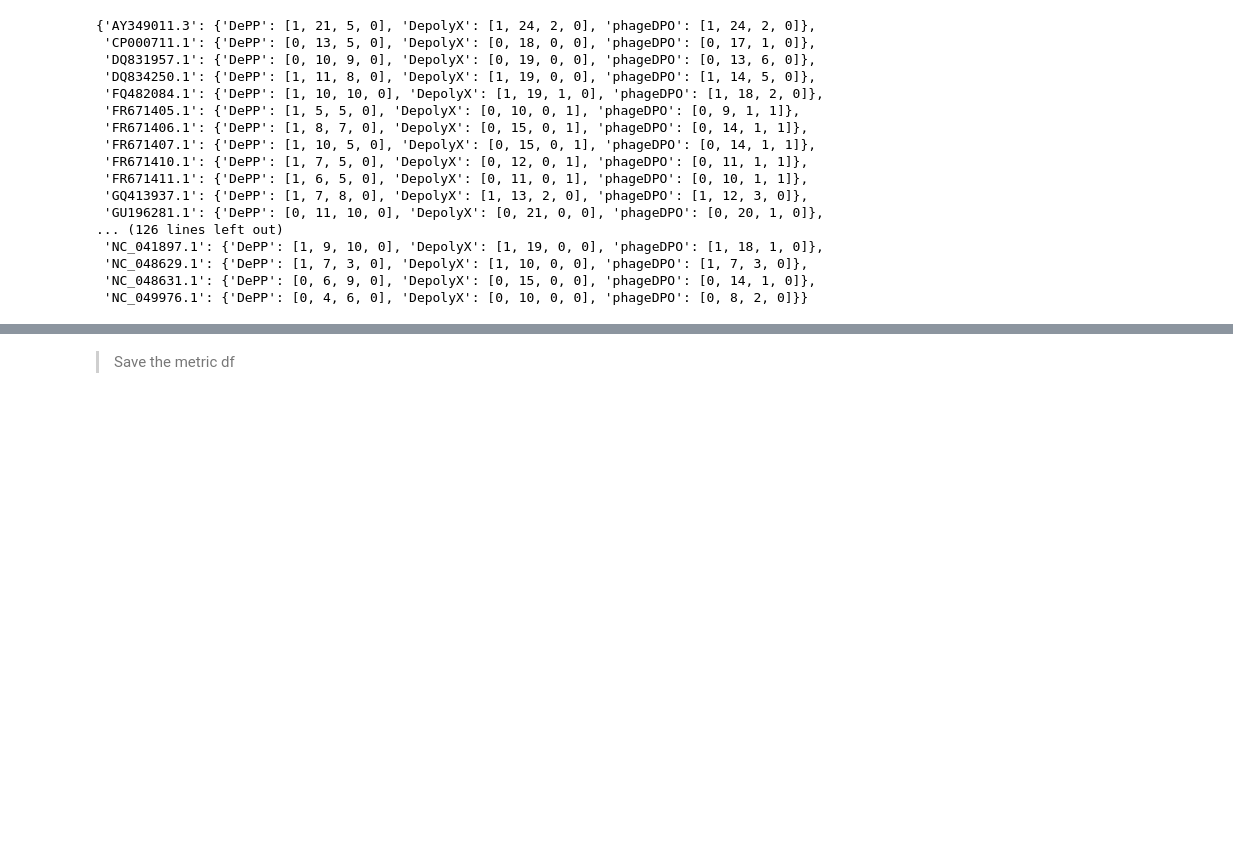
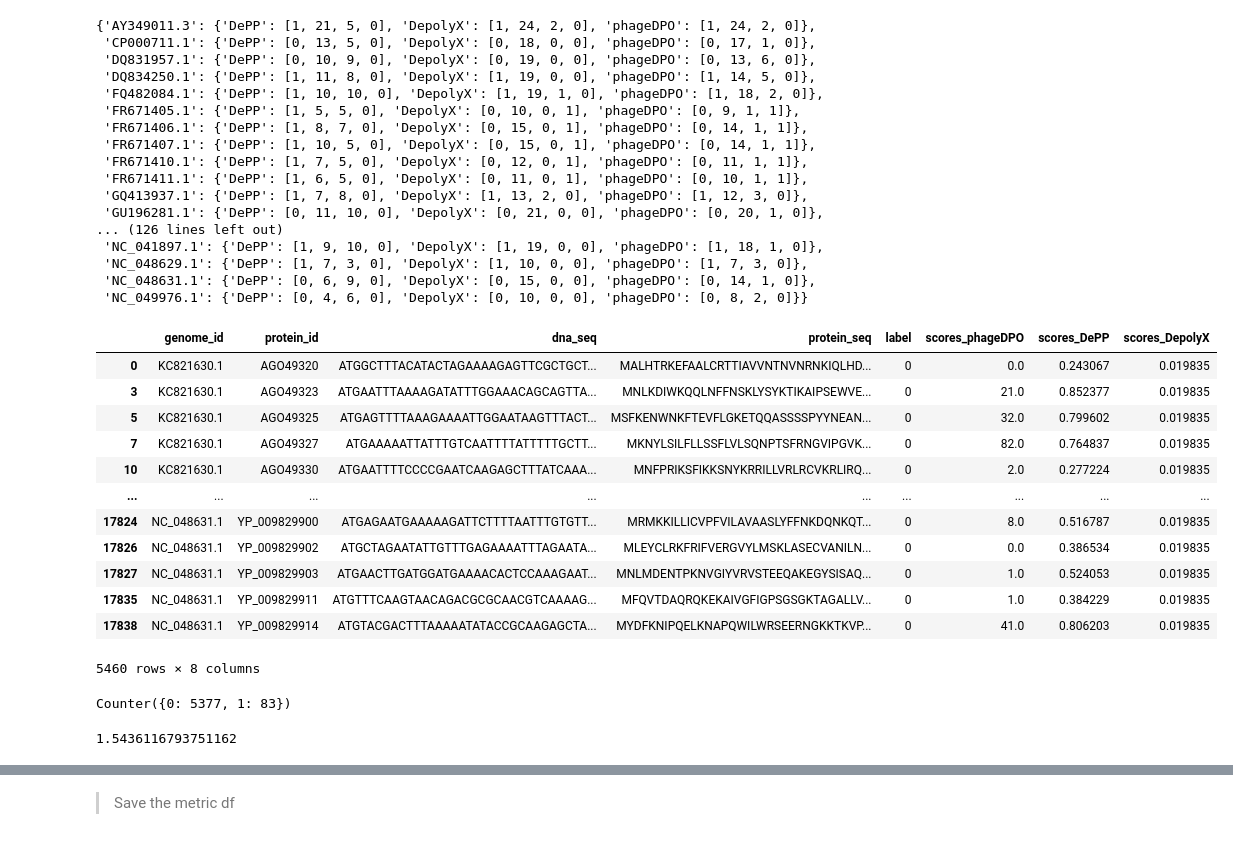
Before and after one commit to dimiboeckaerts/DepoScope, a Jupyter notebook: Training/VIII.PT5_Benchmarking.ipynb, the cells around one changed output, grey strips where cells are left out. Drawn from its saved outputs; the diff is of its cells as text; code cells hidden in the pictures; blank space fills up the shorter version.

```diff
--- a/Training/VIII.PT5_Benchmarking.ipynb
+++ b/Training/VIII.PT5_Benchmarking.ipynb
@@ -292,3 +296,28 @@ pp.pprint(metrics)
  'NC_048629.1': {'DePP': [1, 7, 3, 0], 'DepolyX': [1, 10, 0, 0], 'phageDPO': [1, 7, 3, 0]},
  'NC_048631.1': {'DePP': [0, 6, 9, 0], 'DepolyX': [0, 15, 0, 0], 'phageDPO': [0, 14, 1, 0]},
  'NC_049976.1': {'DePP': [0, 4, 6, 0], 'DepolyX': [0, 10, 0, 0], 'phageDPO': [0, 8, 2, 0]}}
+# %%
+df_final_results_unseen
+# %% [output]
+|  | genome_id | protein_id | dna_seq | protein_seq | label | scores_phageDPO | scores_DePP | scores_DepolyX |
+| 0 | KC821630.1 | AGO49320 | ATGGCTTTACATACTAGAAAAGAGTTCGCTGCT... | MALHTRKEFAALCRTTIAVVNTNVNRNKIQLHD... | 0 | 0.0 | 0.243067 | 0.019835 |
+| 3 | KC821630.1 | AGO49323 | ATGAATTTAAAAGATATTTGGAAACAGCAGTTA... | MNLKDIWKQQLNFFNSKLYSYKTIKAIPSEWVE... | 0 | 21.0 | 0.852377 | 0.019835 |
+| 5 | KC821630.1 | AGO49325 | ATGAGTTTTAAAGAAAATTGGAATAAGTTTACT... | MSFKENWNKFTEVFLGKETQQASSSSPYYNEAN... | 0 | 32.0 | 0.799602 | 0.019835 |
+| 7 | KC821630.1 | AGO49327 | ATGAAAAATTATTTGTCAATTTTATTTTTGCTT... | MKNYLSILFLLSSFLVLSQNPTSFRNGVIPGVK... | 0 | 82.0 | 0.764837 | 0.019835 |
+| 10 | KC821630.1 | AGO49330 | ATGAATTTTCCCCGAATCAAGAGCTTTATCAAA... | MNFPRIKSFIKKSNYKRRILLVRLRCVKRLIRQ... | 0 | 2.0 | 0.277224 | 0.019835 |
+| ... | ... | ... | ... | ... | ... | ... | ... | ... |
+| 17824 | NC_048631.1 | YP_009829900 | ATGAGAATGAAAAAGATTCTTTTAATTTGTGTT... | MRMKKILLICVPFVILAVAASLYFFNKDQNKQT... | 0 | 8.0 | 0.516787 | 0.019835 |
+| 17826 | NC_048631.1 | YP_009829902 | ATGCTAGAATATTGTTTGAGAAAATTTAGAATA... | MLEYCLRKFRIFVERGVYLMSKLASECVANILN... | 0 | 0.0 | 0.386534 | 0.019835 |
+| 17827 | NC_048631.1 | YP_009829903 | ATGAACTTGATGGATGAAAACACTCCAAAGAAT... | MNLMDENTPKNVGIYVRVSTEEQAKEGYSISAQ... | 0 | 1.0 | 0.524053 | 0.019835 |
+| 17835 | NC_048631.1 | YP_009829911 | ATGTTTCAAGTAACAGACGCGCAACGTCAAAAG... | MFQVTDAQRQKEKAIVGFIGPSGSGKTAGALLV... | 0 | 1.0 | 0.384229 | 0.019835 |
+| 17838 | NC_048631.1 | YP_009829914 | ATGTACGACTTTAAAAATATACCGCAAGAGCTA... | MYDFKNIPQELKNAPQWILWRSEERNGKKTKVP... | 0 | 41.0 | 0.806203 | 0.019835 |
+5460 rows × 8 columns
+# %%
+from collections import Counter
+Counter(df_final_results_unseen["label"])
+# %% [output]
+Counter({0: 5377, 1: 83})
+# %%
+83/5377*100
+# %% [output]
+1.5436116793751162
```
Also changed, not shown: parts of 4 cells of this notebook, 1 other file.
